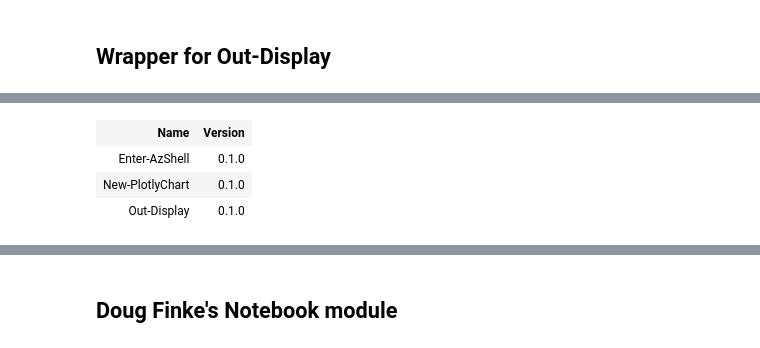
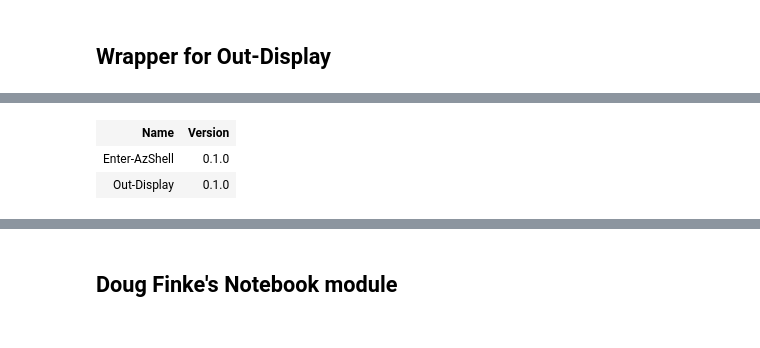
Before and after one commit to jhoneill/Notebooks, a Jupyter notebook: notebooks/explore-notebooks1.ipynb, the cells around one changed output, grey strips where cells are left out. Cells and saved outputs as stored; diff of their text form; code cells hidden in the pictures.

Commit message:
Add AZCopy notebook Tidy plotly and out-cell

```diff
--- a/notebooks/explore-notebooks1.ipynb
+++ b/notebooks/explore-notebooks1.ipynb
@@ -253,12 +254,11 @@ This command has three ways of working. It can
 # %%
 #!pwsh
 # Pipe in , convert to table.
 Get-command -Module  Microsoft.DotNet.Interactive.PowerShell
-    | Out-HTML -AsTable name,version
+    | Out-Cell -AsTable name,version
 # %% [output]
 | Name | Version |
 | Enter-AzShell | 0.1.0 |
-| New-PlotlyChart | 0.1.0 |
 | Out-Display | 0.1.0 |
 # %%
 #!pwsh
```
Also changed, not shown: parts of 2 cells of this notebook, 3 other files.
